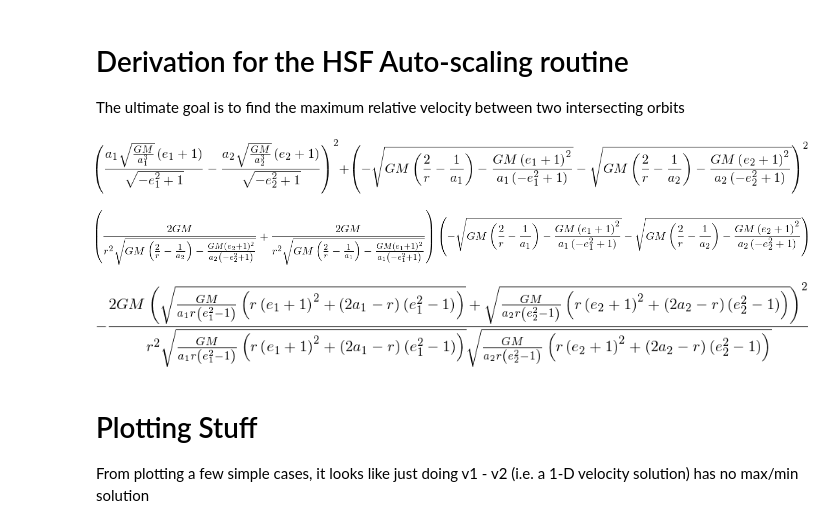
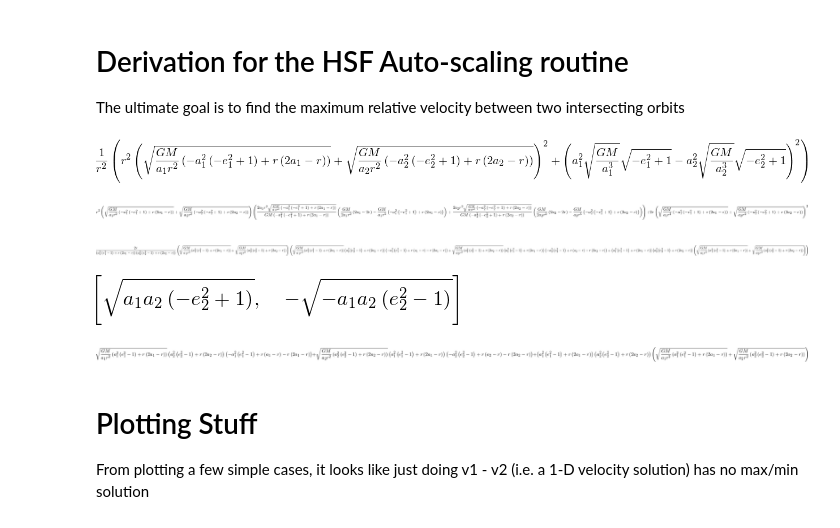
Before and after one commit to silburt/rebound, a Jupyter notebook: ipython_examples/HERMES_AutoHSF_Derivation.ipynb, the cells around one changed output. Cells and saved outputs as stored; diff of their text form; code cells hidden in the pictures.

Commit message:
figured it out

```diff
--- a/ipython_examples/HERMES_AutoHSF_Derivation.ipynb
+++ b/ipython_examples/HERMES_AutoHSF_Derivation.ipynb
@@ -14,29 +14,30 @@ v1 = sqrt(mu*(2/r - 1/a1))
 v2 = sqrt(mu*(2/r - 1/a2))
 cosf1 = (a1*(1-e1*e1)/r - 1)/e1
 cosf2 = (a2*(1-e2*e2)/r - 1)/e2
-sinf1 = sqrt(1 - cosf1*cosf1)
+sinf1 = -sqrt(1 - cosf1*cosf1)
 sinf2 = sqrt(1 - cosf2*cosf2)
 #v1_r = n1*a1/sqrt(1-e1*e1)*(e1*sinf1)       #can be +/-
 #v2_r = n2*a2/sqrt(1-e2*e2)*(e2*sinf2)       #can be +/-
-#v1_phi = n1*a1/sqrt(1-e1*e1)*(1+e1*cosf1)
-#v2_phi = n2*a2/sqrt(1-e2*e2)*(1+e2*cosf2)
+v1_phi = n1*a1/sqrt(1-e1*e1)*(1+e1*cosf1)
+v2_phi = n2*a2/sqrt(1-e2*e2)*(1+e2*cosf2)
 
-v1_phi = n1*a1/sqrt(1-e1*e1)*(1+e1)
-v2_phi = n2*a2/sqrt(1-e2*e2)*(1+e2)
+#v1_phi = n1*a1/sqrt(1-e1*e1)*(1+e1)
+#v2_phi = n2*a2/sqrt(1-e2*e2)*(1+e2)
 v1_r = -sqrt(v1*v1 - v1_phi*v1_phi)           #can be +/-
 v2_r = sqrt(v2*v2 - v2_phi*v2_phi)           #can be +/-
 # %%
 dv = (v1_phi - v2_phi)**2 + (v1_r - v2_r)**2
+dv = simplify(dv)
 dv
 # %% [output]
-[figure, old version]
+[figure, new version]
 # %%
 ddv = diff(dv,r)
 ddv
 # %% [output]
-[figure, old version]
+[figure, new version]
 # %%
 ddv = simplify(ddv)
 ddv
 # %% [output]
-[figure, old version]
+[figure, new version]
@@ -42,0 +46,12 @@ ddv
+# %%
+ddv_term1 = (a2/a1 - 1)*r**2 + (a2**2*(e2**2 - 1) - a2*a1*(e2**2 - 1))
+r_sol_1 = solve(ddv_term1,r)
+r_sol_1
+# %% [output]
+[figure, added]
+# %%
+#can't find a solution to this
+ddv_term2 = (sqrt(G*M*(a1**2*(e1**2 - 1) + r*(2*a1 - r))/(a1*r**2))*(a2**2*(e2**2 - 1) + r*(2*a2 - r))*(-a1**2*(e1**2 - 1) + r*(a1 - r) - r*(2*a1 - r)) + sqrt(G*M*(a2**2*(e2**2 - 1) + r*(2*a2 - r))/(a2*r**2))*(a1**2*(e1**2 - 1) + r*(2*a1 - r))*(-a2**2*(e2**2 - 1) + r*(a2 - r) - r*(2*a2 - r)) + (a1**2*(e1**2 - 1) + r*(2*a1 - r))*(a2**2*(e2**2 - 1) + r*(2*a2 - r))*(sqrt(G*M*(a1**2*(e1**2 - 1) + r*(2*a1 - r))/(a1*r**2)) + sqrt(G*M*(a2**2*(e2**2 - 1) + r*(2*a2 - r))/(a2*r**2))))
+ddv_term2
+# %% [output]
+[figure, added]
```
Also changed, not shown: parts of 5 cells of this notebook, 4 other files.
